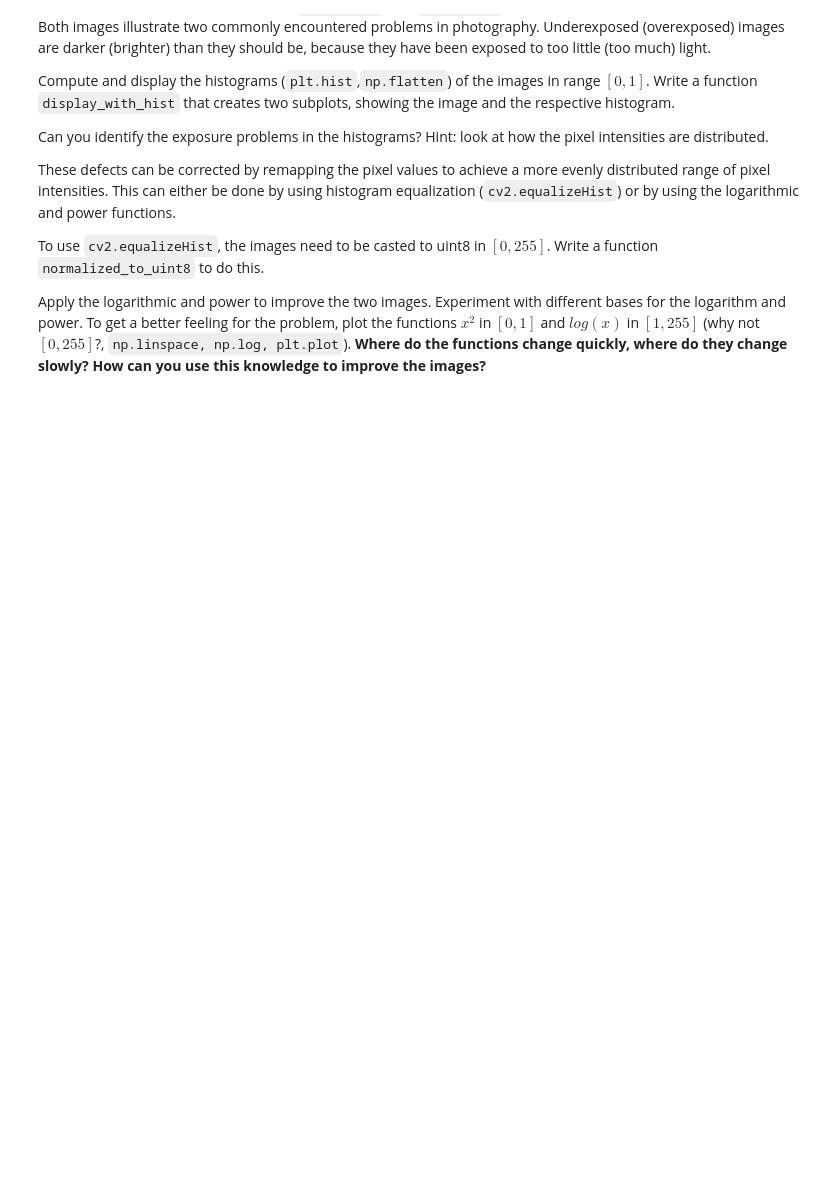
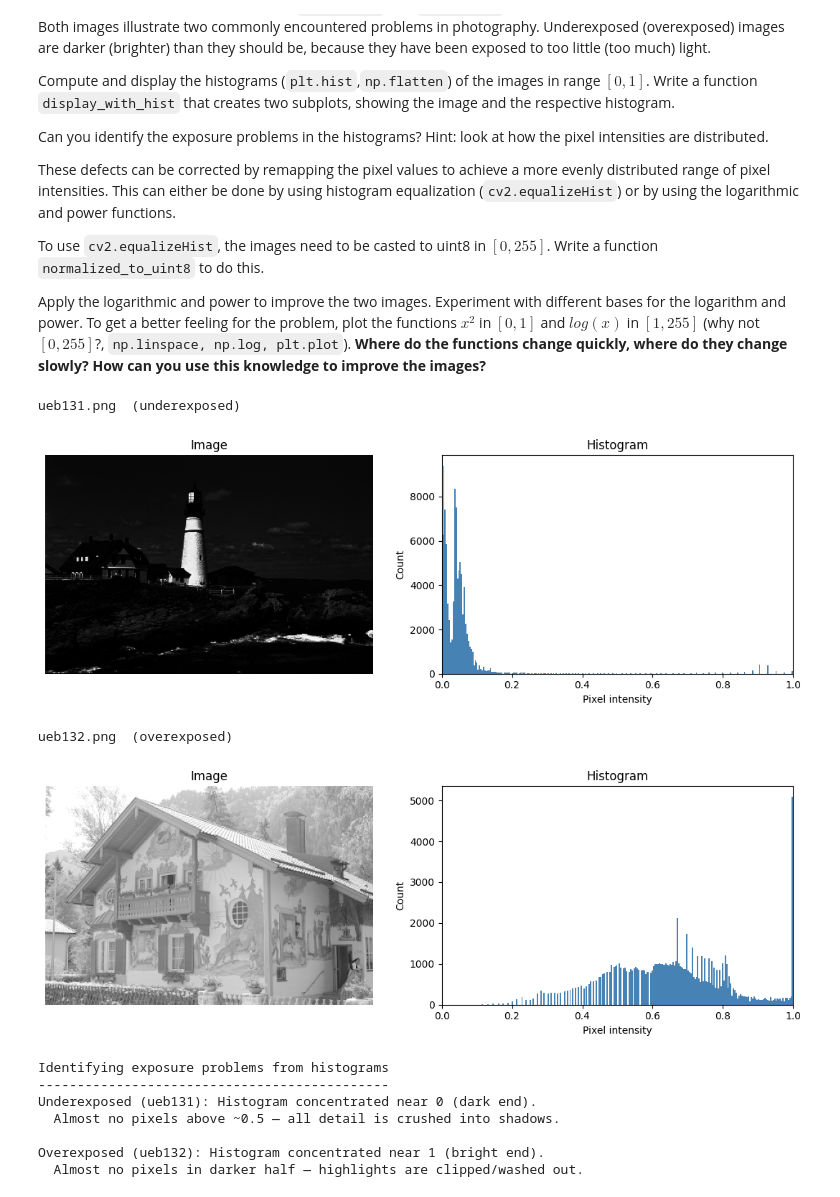
Before and after one commit to harshaugust/Blog, a Jupyter notebook: exercise_1.ipynb, the cells around one changed output. Saved outputs shown, nothing was run; the diff lists cells and outputs as text; code cells hidden in the pictures; blank space fills up the shorter version.

```diff
--- a/exercise_1.ipynb
+++ b/exercise_1.ipynb
@@ -124,0 +208,36 @@ def normalized_to_uint8(image):
+# %%
+# TODO: load images
+path_131 = join(getcwd(), 'data', 'exercise_1', 'ueb131.png')
+path_132 = join(getcwd(), 'data', 'exercise_1', 'ueb132.png')
+
+img131 = load_gray_normalized(path_131)   # underexposed (too dark)
+img132 = load_gray_normalized(path_132)   # overexposed  (too bright)
+
+# TODO: display images with histograms
+print('ueb131.png  (underexposed)')
+display_with_hist(img131)
+
+print('ueb132.png  (overexposed)')
+display_with_hist(img132)
+
+print("""
+Identifying exposure problems from histograms
+---------------------------------------------
+Underexposed (ueb131): Histogram concentrated near 0 (dark end).
+  Almost no pixels above ~0.5 — all detail is crushed into shadows.
+
+Overexposed (ueb132): Histogram concentrated near 1 (bright end).
+  Almost no pixels in darker half — highlights are clipped/washed out.
+""")
+# %% [output]
+ueb131.png  (underexposed)
+[figure, added]
+ueb132.png  (overexposed)
+[figure, added]
+Identifying exposure problems from histograms
+---------------------------------------------
+Underexposed (ueb131): Histogram concentrated near 0 (dark end).
+  Almost no pixels above ~0.5 — all detail is crushed into shadows.
+
+Overexposed (ueb132): Histogram concentrated near 1 (bright end).
+  Almost no pixels in darker half — highlights are clipped/washed out.
```
Also changed, not shown: parts of 19 cells of this notebook.
